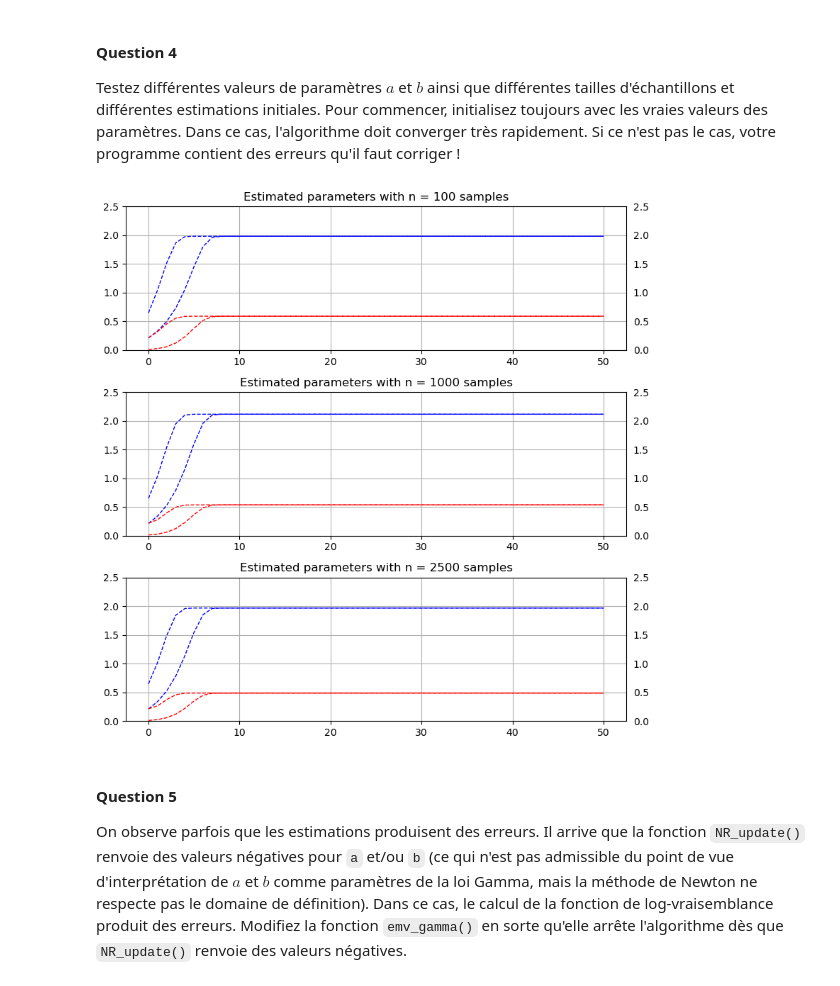
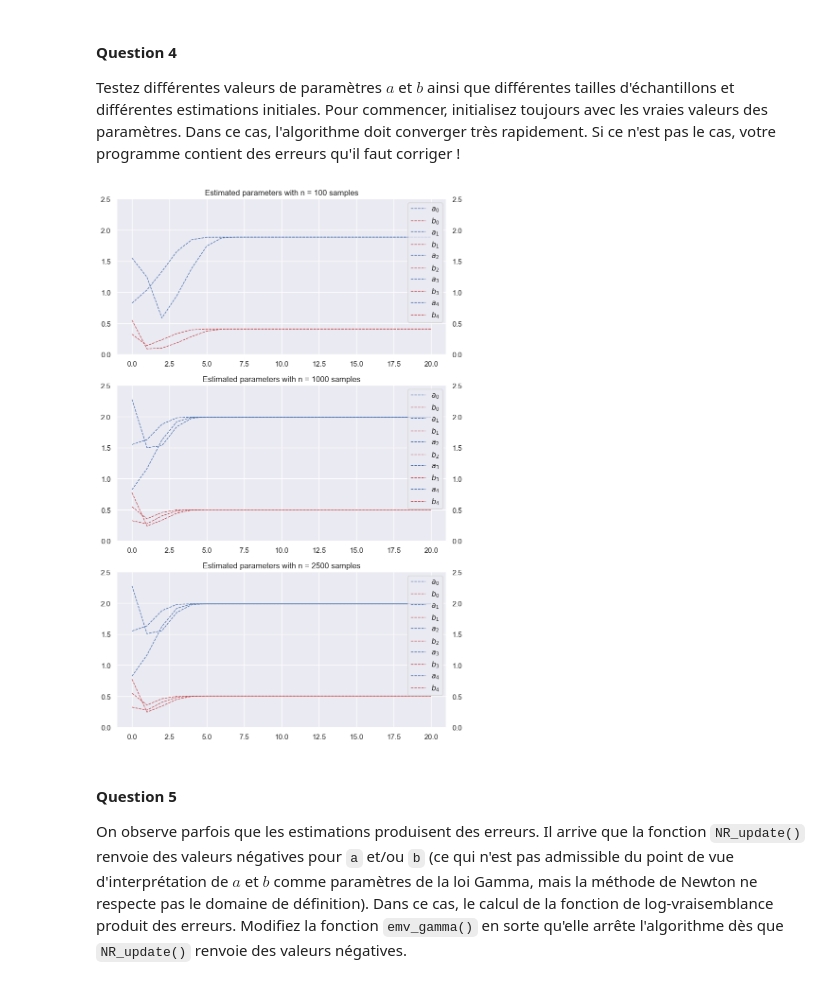
Before and after one commit to sylvainlc/22_ComputationalStat, a Jupyter notebook: Lab/1_Gamma_distribution.ipynb, the cells around one changed output. Saved outputs shown, nothing was run; the diff lists cells and outputs as text; code cells hidden in the pictures.

```diff
--- a/Lab/1_Gamma_distribution.ipynb
+++ b/Lab/1_Gamma_distribution.ipynb
@@ -24,10 +30,6 @@ $$(\hat a, \hat b) = \mathrm{argmax}_{a>0,b>0}\{\ell(a,b)\}.$$
 - Vérifiez votre calcul avec la méthode `log_pdf` de `from scipy.stats import gamma`
 - Générez un échantillon de taille `n=5000` avec les paramètres précédents et tracez l'histogramme correspondant que vous comparerez à la densité de la loi Gamma (utilisez la méthode `gamma.pdf`).
 # %%
-import math
-import numpy as np
-import matplotlib.pyplot as plt
-
 def gamma_logpdf(x,a,beta):
     """
     Inputs
@@ -44,7 +46,7 @@ def gamma_logpdf(x,a,beta):
     n = x.shape[0]
 
     logp = n*a*np.log(beta)
-    logp = logp - n * np.log(math.gamma(a)) + (a-1)*np.sum(np.log(samples)) - beta*np.sum(samples)
+    logp = logp - n * np.log(math.gamma(a)) + (a-1)*np.sum(np.log(x)) - beta*np.sum(x)
 
     return logp
 # %%
@@ -133,8 +135,9 @@ def gamma_logpdf(x):
         n = x.shape[0]
         a = params[0]
         b = params[1]
+
         loglik = n*a*np.log(b)
-        loglik = loglik - n * np.log(agamma(a)) + (a-1)*np.sum(np.log(samples)) - b*np.sum(samples)
+        loglik = loglik - n * np.log(agamma(a)) + (a-1)*np.sum(np.log(x)) - b*np.sum(x)
 
         return loglik
 
@@ -149,13 +152,8 @@ def NR_update(f, x0):
     g = autograd.jacobian(f)
     h = autograd.hessian(f)
 
-    x = x0
-
-    gx = np.squeeze(g(x))
-    hx = np.squeeze(h(x))
-
-    delta = np.linalg.multi_dot([np.linalg.inv(hx), gx])
-    x = x - delta
+    delta = np.linalg.solve(h(x0), g(x0))
+    x = x0 - delta
 
     return x
 # %% [markdown]
@@ -229,28 +226,34 @@ Testez différentes valeurs de paramètres $a$ et $b$ ainsi que différentes tai
 # %%
 # true parameters
 a_star, b_star = 2, 0.5
 scale_star = 1.0/b_star
 # number of initial points
 p = 5
-# different number of samples
-n = np.array([100,1000,2500])
-init_params = np.random.rand(p,2)
-fig, axs = plt.subplots(3, figsize=(8, 8))
-for j in range(n.shape[0]):
-    samples = np.random.gamma(a_star, scale_star, n[j])
+# different sample sizes
+ns = np.array([100,1000,2500])
+
+a = np.linspace(0.1, 3, p)
+b = np.linspace(0.1, 1, p)
+
+init_params = np.array([a,b]).T
+
+fig, axs = plt.subplots(3, figsize=(8, 12))
+for i, n in enumerate(ns):
+    samples = np.random.gamma(a_star, scale_star, n)
     f = gamma_logpdf(samples)
-    axs[j].tick_params(labelright=True)
-    axs[j].grid(True)
-    axs[j].axis(ymin=0.0,ymax=2.5)
-    axs[j].set_title('Estimated parameters with n = %i samples'%n[j])
-    for i in range(p):
-        x0 = init_params[i]
-        a, b, loglik = mle_gamma(f, x0)
-        axs[j].plot(a, 'b--', lw=1);
-        axs[j].plot(b, 'r--', lw=1);
+    axs[i].tick_params(labelright=True)
+    axs[i].grid(True)
+    axs[i].axis(ymin=0.0,ymax=2.5)
+    axs[i].set_title(f'Estimated parameters with n = {n} samples')
+    for j in range(p):
+        x0 = init_params[j]
+        a, b, loglik = mle_gamma(f, x0, maxiter=20)
+        axs[i].plot(a, 'b--', lw=1, label=fr'$a_{j}$');
+        axs[i].plot(b, 'r--', lw=1, label=fr'$b_{j}$');
+    axs[i].legend(loc=1)
 plt.tight_layout()
 # %% [output]
-[figure, old version]
+[figure, new version]
 # %% [markdown]
 
 #### Question 5
```
Also changed, not shown: parts of 14 cells of this notebook, 1 other file.
